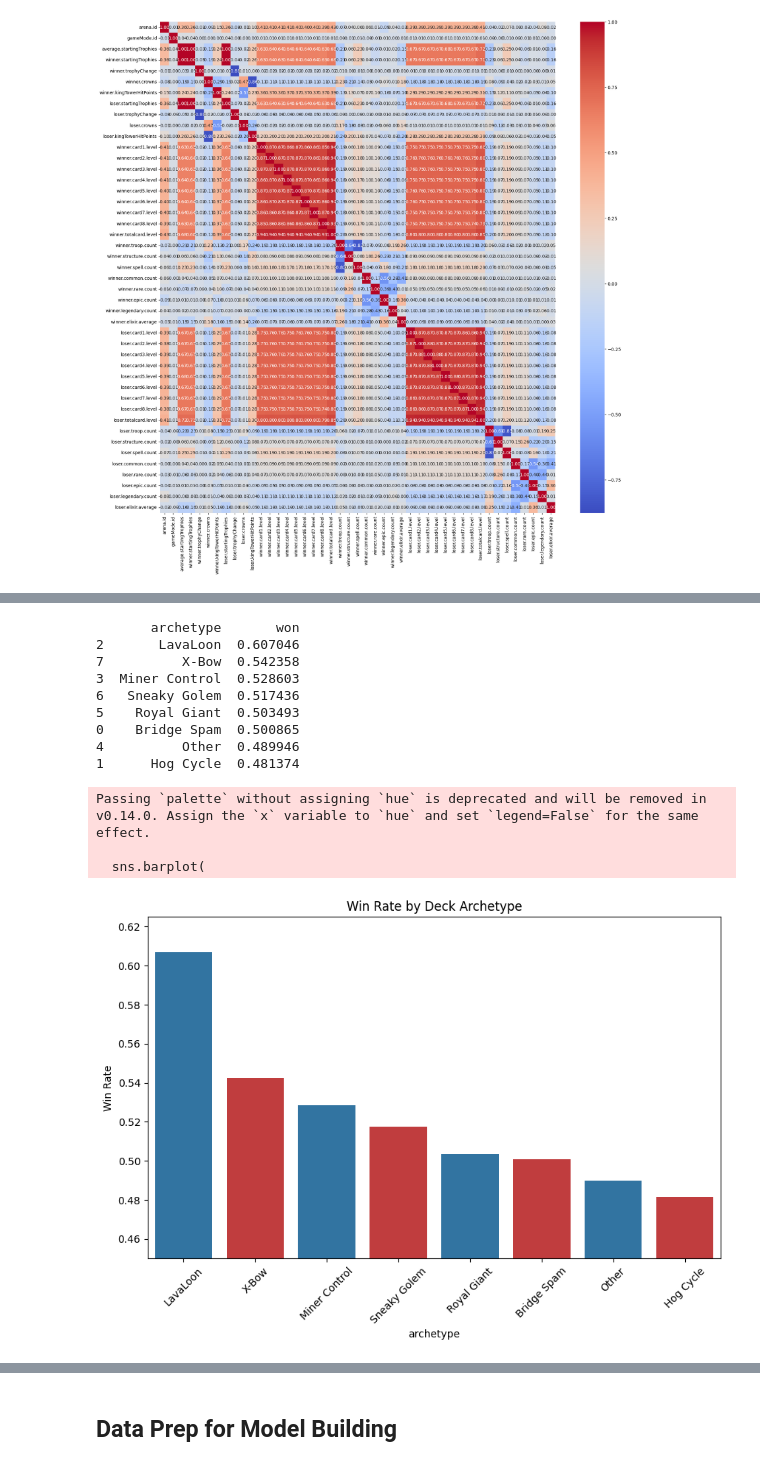
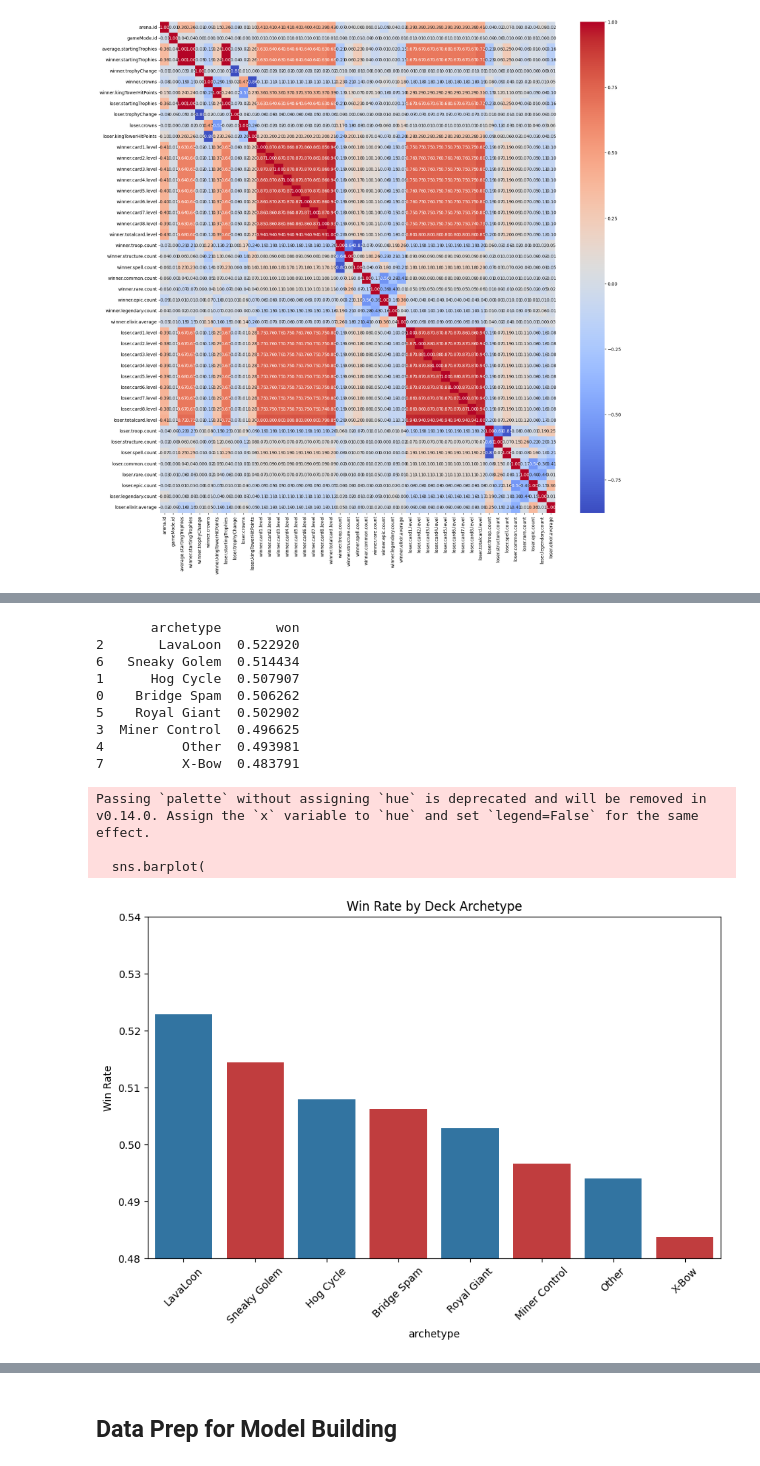
Before and after one commit to carlog1566/Data-Royale, a Jupyter notebook: main (2).ipynb, the cells around one changed output, grey strips where cells are left out. Cells and saved outputs as stored; diff of their text form; code cells hidden in the pictures.

```diff
--- a/main (2).ipynb
+++ b/main (2).ipynb
@@ -27,7 +27,7 @@ pd.set_option('display.width', 1000)
 <h2><strong>Read and Verify CSV</strong></h2>
 # %%
 # Read CSV
-df = pd.read_csv('battles.csv', nrows=500000)
+df = pd.read_csv('battles.csv')
 
 # Print first five lines of CSV
 print(df.head())
@@ -354,19 +337,22 @@ plt.show()
 # %%
+winner_cols = [
+    'winner.card1.id','winner.card2.id','winner.card3.id','winner.card4.id',
+    'winner.card5.id','winner.card6.id','winner.card7.id','winner.card8.id'
+]
+
+loser_cols = [
+    'loser.card1.id','loser.card2.id','loser.card3.id','loser.card4.id',
+    'loser.card5.id','loser.card6.id','loser.card7.id','loser.card8.id'
+]
+
 # Winner decks
-winner_df = df[['winner.card1.id','winner.card2.id','winner.card3.id','winner.card4.id',
-                'winner.card5.id','winner.card6.id','winner.card7.id','winner.card8.id']].copy()
-winner_df['won'] = 1
-winner_df['deck'] = winner_df.apply(lambda row: list(row[:-1]), axis=1)  # combine cards into a list
-winner_df = winner_df[['deck','won']]
+winner_decks = df[winner_cols].values.tolist()
+winner_df = pd.DataFrame({'deck': winner_decks, 'won': 1})
 
 # Loser decks
-loser_df = df[['loser.card1.id','loser.card2.id','loser.card3.id','loser.card4.id',
-               'loser.card5.id','loser.card6.id','loser.card7.id','loser.card8.id']].copy()
-loser_df['won'] = 0
-loser_df['deck'] = loser_df.apply(lambda row: list(row[:-1]), axis=1)
-loser_df = loser_df[['deck','won']]
+loser_decks = df[loser_cols].values.tolist()
+loser_df = pd.DataFrame({'deck': loser_decks, 'won': 0})
 
-# Combine
 df_model = pd.concat([winner_df, loser_df], ignore_index=True)
 # %%
 def get_archetype(deck):
@@ -394,34 +380,34 @@ win_rates = win_rates.sort_values(by='won', ascending=False)
 print(win_rates)
 # %% [output]
        archetype       won
-2       LavaLoon  0.607046
-7          X-Bow  0.542358
-3  Miner Control  0.528603
-6   Sneaky Golem  0.517436
-5    Royal Giant  0.503493
-0    Bridge Spam  0.500865
-4          Other  0.489946
-1      Hog Cycle  0.481374
+2       LavaLoon  0.522920
+6   Sneaky Golem  0.514434
+1      Hog Cycle  0.507907
+0    Bridge Spam  0.506262
+5    Royal Giant  0.502902
+3  Miner Control  0.496625
+4          Other  0.493981
+7          X-Bow  0.483791
 # %%
 plt.figure(figsize=(10,6))
 sns.barplot(
     data=win_rates,
     x='archetype',
     y='won',
     palette=sns.color_palette(["#1f77b4", "#d62728", "#1f77b4", "#d62728", "#1f77b4", "#d62728", "#1f77b4", "#d62728"])
     )
 
 plt.xticks(rotation=45)
 plt.ylabel('Win Rate')
 plt.title('Win Rate by Deck Archetype')
 
 # Zoom in on 0.4 - 0.6 win rate
-plt.ylim(0.45, 0.625)
+plt.ylim(0.48, 0.54)
 
 plt.show()
 # %% [output]
 Passing `palette` without assigning `hue` is deprecated and will be removed in v0.14.0. Assign the `x` variable to `hue` and set `legend=False` for the same effect.
 
   sns.barplot(
-[figure, old version]
+[figure, new version]
 # %%
```
Also changed, not shown: parts of 13 cells of this notebook.
